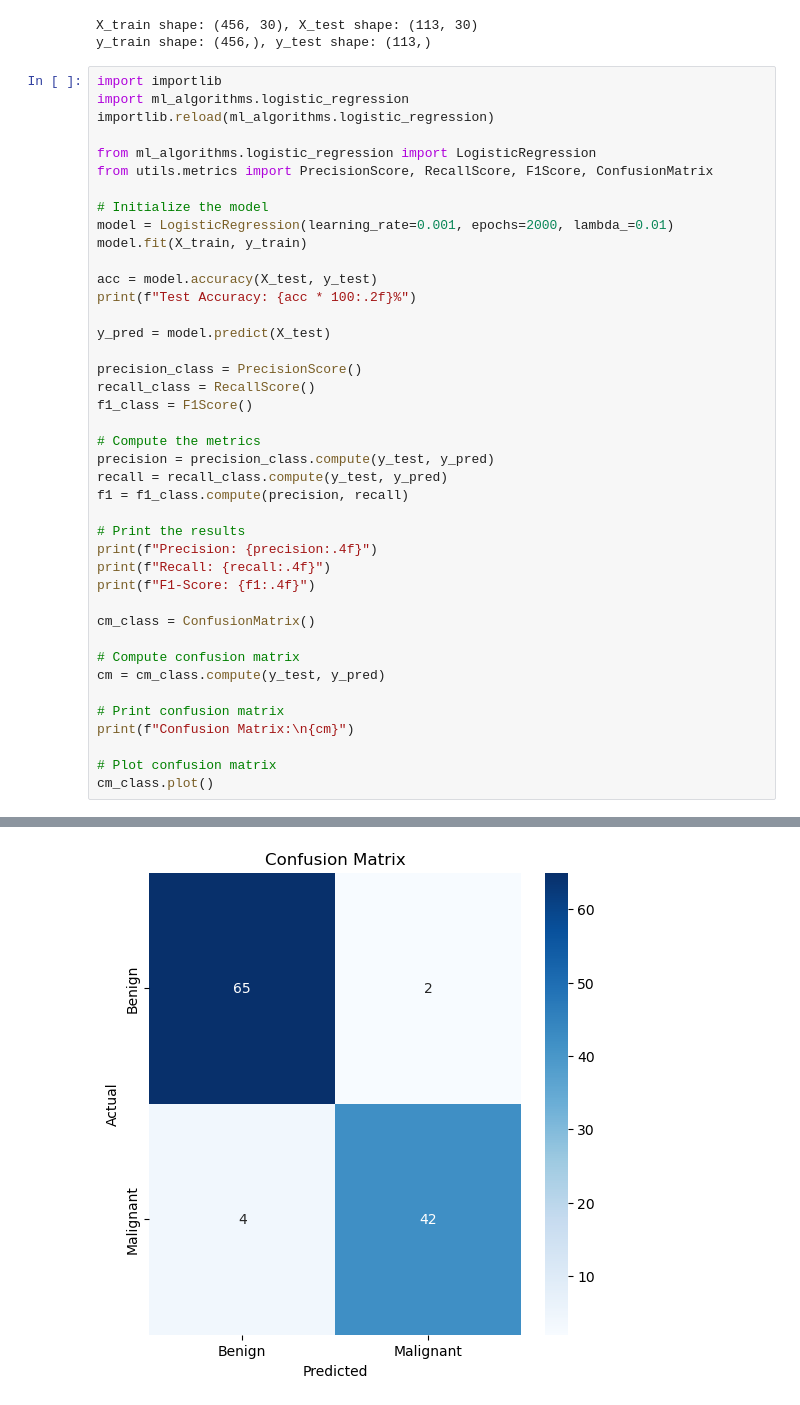
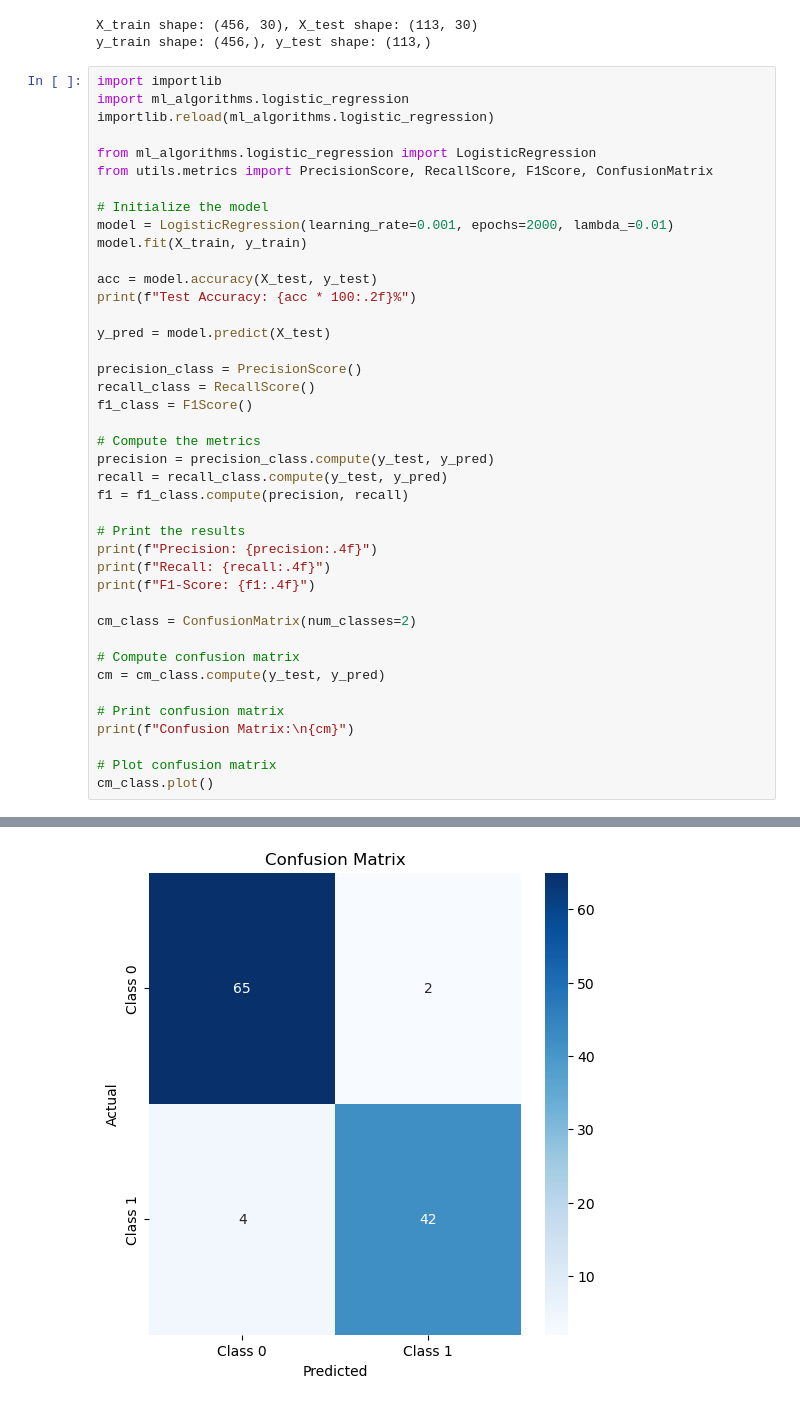
Before and after one commit to piyusha2001/ml-algorithms-from-scratch, a Jupyter notebook: notebooks/logistic_regression.ipynb, the cells around one changed output, grey strips where cells are left out. Drawn from its saved outputs; the diff is of its cells as text.

```diff
--- a/notebooks/logistic_regression.ipynb
+++ b/notebooks/logistic_regression.ipynb
@@ -172,7 +172,7 @@ print(f"Precision: {precision:.4f}")
 print(f"Recall: {recall:.4f}")
 print(f"F1-Score: {f1:.4f}")
 
-cm_class = ConfusionMatrix()
+cm_class = ConfusionMatrix(num_classes=2)
 
 # Compute confusion matrix
 cm = cm_class.compute(y_test, y_pred)
@@ -181,31 +181,31 @@ cm = cm_class.compute(y_test, y_pred)
 print(f"Confusion Matrix:\n{cm}")
 
 # Plot confusion matrix
 cm_class.plot()
 # %% [output]
 Initial weights: [0. 0. 0. 0. 0. 0. 0. 0. 0. 0. 0. 0. 0. 0. 0. 0. 0. 0. 0. 0. 0. 0. 0. 0.
  0. 0. 0. 0. 0. 0.], Initial bias: 0
 Epoch 0 | Cost: 0.6911
 Epoch 100 | Cost: 0.5378
 Epoch 200 | Cost: 0.4502
 Epoch 300 | Cost: 0.3937
 Epoch 400 | Cost: 0.3540
 Epoch 500 | Cost: 0.3243
 Epoch 600 | Cost: 0.3011
 Epoch 700 | Cost: 0.2823
 Epoch 800 | Cost: 0.2667
 Epoch 900 | Cost: 0.2536
 ... (6 lines left out)
 Epoch 1600 | Cost: 0.1971
 Epoch 1700 | Cost: 0.1919
 Epoch 1800 | Cost: 0.1871
 Epoch 1900 | Cost: 0.1827
 [figure]
 Test Accuracy: 94.69%
 Precision: 0.9545
 Recall: 0.9130
 F1-Score: 0.9333
 Confusion Matrix:
 [[65  2]
  [ 4 42]]
-[figure, old version]
+[figure, new version]
```
Also changed, not shown: 5 other files.
